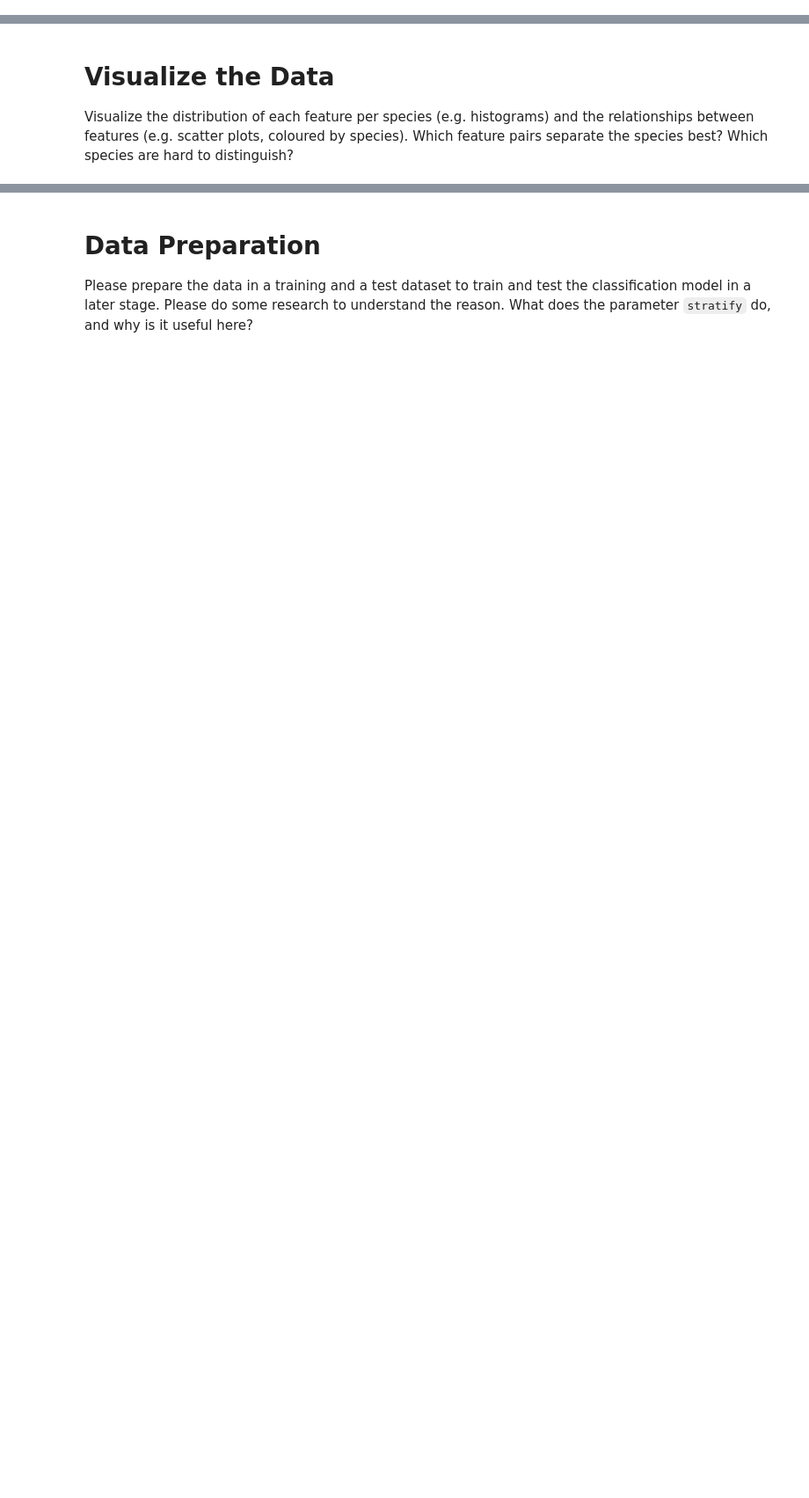
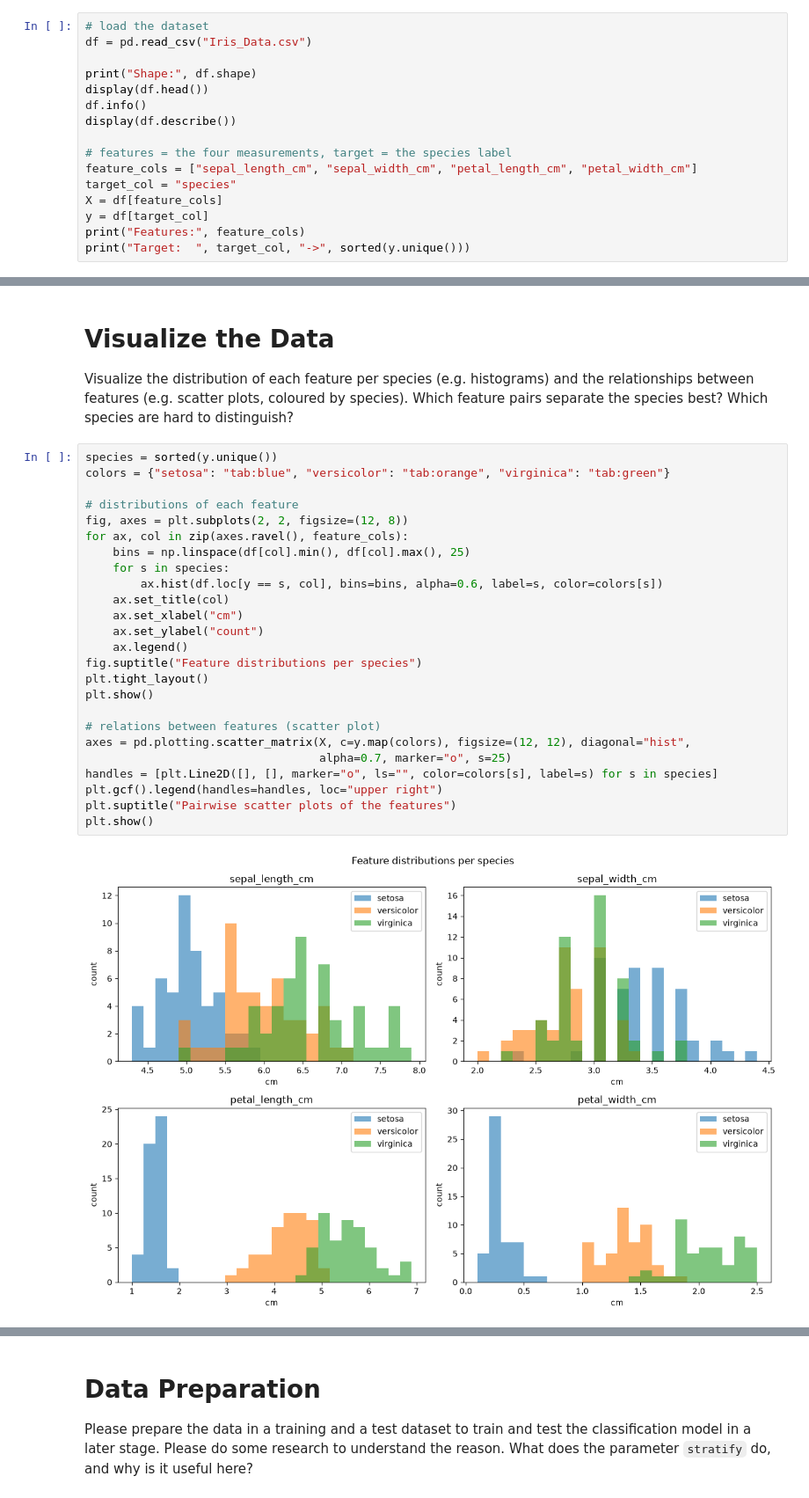
Before and after one commit to maaaax1611/machine-learning-for-engineers, a Jupyter notebook: 2_classification/Exercise_II_Classification_IrisData_Task.ipynb, the cells around one changed output, grey strips where cells are left out. Shown at 88% size. Cells and saved outputs as stored; diff of their text form; blank space fills up the shorter version.

```diff
--- a/2_classification/Exercise_II_Classification_IrisData_Task.ipynb
+++ b/2_classification/Exercise_II_Classification_IrisData_Task.ipynb
@@ -13,3 +36,19 @@ To use data you can:
 
 
 Which columns or values represent the features, and which represent the target variable?
+# %%
+# load the dataset
+df = pd.read_csv("Iris_Data.csv")
+
+print("Shape:", df.shape)
+display(df.head())
+df.info()
+display(df.describe())
+
+# features = the four measurements, target = the species label
+feature_cols = ["sepal_length_cm", "sepal_width_cm", "petal_length_cm", "petal_width_cm"]
+target_col = "species"
+X = df[feature_cols]
+y = df[target_col]
+print("Features:", feature_cols)
+print("Target:  ", target_col, "->", sorted(y.unique()))
@@ -22,3 +139,30 @@ Which features differ most between the species, and is this plausible?
 # Visualize the Data
 Visualize the distribution of each feature per species (e.g. histograms) and the relationships between features (e.g. scatter plots, coloured by species).
 Which feature pairs separate the species best? Which species are hard to distinguish?
+# %%
+species = sorted(y.unique())
+colors = {"setosa": "tab:blue", "versicolor": "tab:orange", "virginica": "tab:green"}
+
+# distributions of each feature
+fig, axes = plt.subplots(2, 2, figsize=(12, 8))
+for ax, col in zip(axes.ravel(), feature_cols):
+    bins = np.linspace(df[col].min(), df[col].max(), 25)
+    for s in species:
+        ax.hist(df.loc[y == s, col], bins=bins, alpha=0.6, label=s, color=colors[s])
+    ax.set_title(col)
+    ax.set_xlabel("cm")
+    ax.set_ylabel("count")
+    ax.legend()
+fig.suptitle("Feature distributions per species")
+plt.tight_layout()
+plt.show()
+
+# relations between features (scatter plot)
+axes = pd.plotting.scatter_matrix(X, c=y.map(colors), figsize=(12, 12), diagonal="hist",
+                                  alpha=0.7, marker="o", s=25)
+handles = [plt.Line2D([], [], marker="o", ls="", color=colors[s], label=s) for s in species]
+plt.gcf().legend(handles=handles, loc="upper right")
+plt.suptitle("Pairwise scatter plots of the features")
+plt.show()
+# %% [output]
+[figure, added]
```
Also changed, not shown: parts of 17 cells of this notebook.
